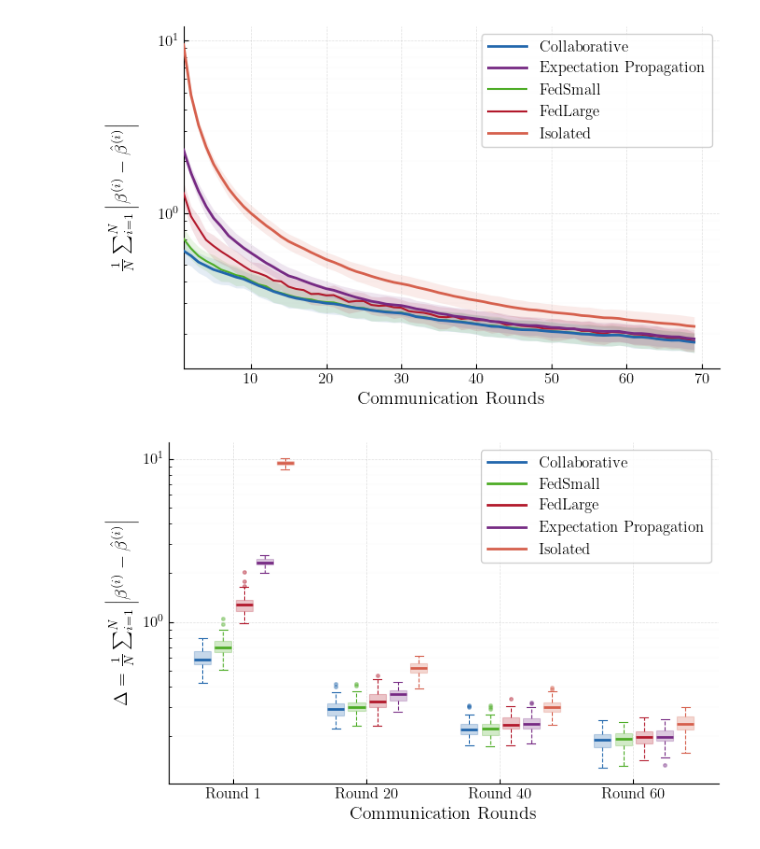
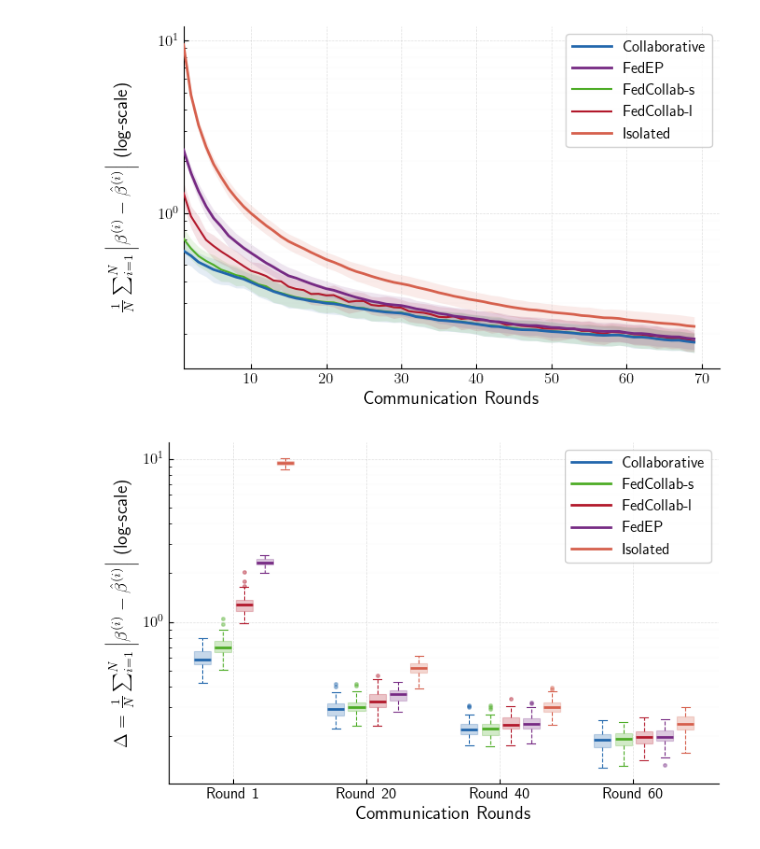
Before and after one commit to pmano-uw/federated_CBM, a Jupyter notebook: linear_degradation_mcmc/Plot.ipynb, the cells around one changed output. Saved outputs shown, nothing was run; the diff lists cells and outputs as text; code cells hidden in the pictures.

```diff
--- a/linear_degradation_mcmc/Plot.ipynb
+++ b/linear_degradation_mcmc/Plot.ipynb
@@ -42,8 +42,8 @@ import time
 
 # --- Style setup ---
 plt.rcParams.update({
-    'font.family': 'serif',
-    'font.serif': ['Times New Roman', 'DejaVu Serif'],
+    'font.family': 'sans-serif',
+    'font.sans-serif': ['Myriad Pro', 'Fira Sans', 'Source Sans Pro', 'Helvetica Neue'],
     'font.size': 14,
     'axes.titlesize': 15,
     'axes.labelsize': 14,
@@ -99,9 +99,9 @@ fig, ax = plt.subplots(figsize=(7, 4.5))
 
 # Main lines
 ax.plot(t_list, line_collab,   label="Collaborative",           color=COLOR_COLLAB,   lw=2.0, zorder=5)
-ax.plot(t_list, line_fedsmall, label="FedSmall",                color=COLOR_FEDSMALL, lw=1.5, zorder=4)
-ax.plot(t_list, line_fedlarge, label="FedLarge",                color=COLOR_FEDLARGE, lw=1.5, zorder=4)
-ax.plot(t_list, line_ep,       label="Expectation Propagation", color=COLOR_EP,       lw=2.0, zorder=5)
+ax.plot(t_list, line_fedsmall, label="FedCollab-s",                color=COLOR_FEDSMALL, lw=1.5, zorder=4)
+ax.plot(t_list, line_fedlarge, label="FedCollab-l",                color=COLOR_FEDLARGE, lw=1.5, zorder=4)
+ax.plot(t_list, line_ep,       label="FedEP", color=COLOR_EP,       lw=2.0, zorder=5)
 ax.plot(t_list, line_iso,      label="Isolated",                color=COLOR_ISO,      lw=2.0, zorder=3)
 
 # Confidence bands — no border line (lw=0)
@@ -116,7 +116,7 @@ ax.set_yscale('log')
 ax.set_xlabel("Communication Rounds")
 
 ax.set_ylabel(
-    r'$\frac{1}{N} \sum_{i=1}^{N} \left| \beta^{(i)} - \hat{\beta}^{(i)} \right|$',
+    r'$\frac{1}{N} \sum_{i=1}^{N} \left| \beta^{(i)} - \hat{\beta}^{(i)} \right|$ (log-scale)',
     rotation=90,
     labelpad=15,
     fontsize=14,
@@ -139,14 +139,15 @@ ax.legend(
 )
 
 fig.tight_layout()
+fig.savefig('opt_gap-2.pdf', dpi=300, bbox_inches='tight')
 plt.show()
 # %% [output]
-[figure, old version]
+[figure, new version]
 # %%
 COLORS = [COLOR_COLLAB, COLOR_FEDSMALL, COLOR_FEDLARGE, COLOR_EP, COLOR_ISO]
 legend_elem = [
     Line2D([0], [0], color=c, lw=2, label=l)
-    for c, l in zip(COLORS, ["Collaborative", "FedSmall", "FedLarge", "Expectation Propagation", "Isolated"])
+    for c, l in zip(COLORS, ["Collaborative", "FedCollab-s", "FedCollab-l", "FedEP", "Isolated"])
 ]
 # --- Data ---
 data = []
@@ -167,33 +168,33 @@ fig, ax = plt.subplots(figsize=(7, 4.5))
 bp = ax.boxplot(data, positions=positions, widths=bar_width*0.9, patch_artist=True,
                 medianprops=dict(linewidth=2.0),
                 whiskerprops=dict(linewidth=0.8, linestyle='--'),
                 capprops=dict(linewidth=0.8),
                 flierprops=dict(marker='o', markersize=2.5, linestyle='none', alpha=0.4),
                 boxprops=dict(linewidth=0.8))
 
 for i, (patch, median) in enumerate(zip(bp['boxes'], bp['medians'])):
     col = COLORS[i % 5]
     patch.set(facecolor=col, edgecolor=col, alpha=0.25)
     median.set_color(col)
     for artist in [bp['whiskers'][i*2], bp['whiskers'][i*2+1],
                    bp['caps'][i*2], bp['caps'][i*2+1]]:
         artist.set_color(col)
     bp['fliers'][i].set(markerfacecolor=col, markeredgecolor=col)
 
 # --- Axes ---
 ax.set(yscale='log', xlabel="Communication Rounds",
-       ylabel=r'$\Delta = \frac{1}{N} \sum_{i=1}^{N} \left| \beta^{(i)} - \hat{\beta}^{(i)} \right|$')
+       ylabel=r'$\Delta = \frac{1}{N} \sum_{i=1}^{N} \left| \beta^{(i)} - \hat{\beta}^{(i)} \right|$ (log-scale)')
 ax.set_xticks([0, 20, 40, 60])
 ax.set_xticklabels(['Round 1', 'Round 20', 'Round 40', 'Round 60'])
 ax.yaxis.set_major_formatter(ticker.LogFormatterSciNotation(labelOnlyBase=False))
 ax.grid(True, which='major', linestyle='--', linewidth=0.5, alpha=0.4)
 ax.grid(True, which='minor', linestyle=':', linewidth=0.3, alpha=0.25)
 ax.legend(handles=legend_elem, loc='upper right', frameon=True)
 
 fig.tight_layout()
 jour = time.strftime("%Y-%m-%d-%H-%M-%S", time.localtime())
-# fig.savefig(f"figure/opt_gap_var_{jour}.pdf", bbox_inches='tight', dpi=300)
+fig.savefig(f"opt_gap_var.pdf", bbox_inches='tight', dpi=300)
 # fig.savefig(f"figure/opt_gap_var_{jour}.png", bbox_inches='tight', dpi=300)
 plt.show()
 # %% [output]
-[figure, old version]
+[figure, new version]
```
Also changed, not shown: parts of 1 cell of this notebook, 14 other files.
